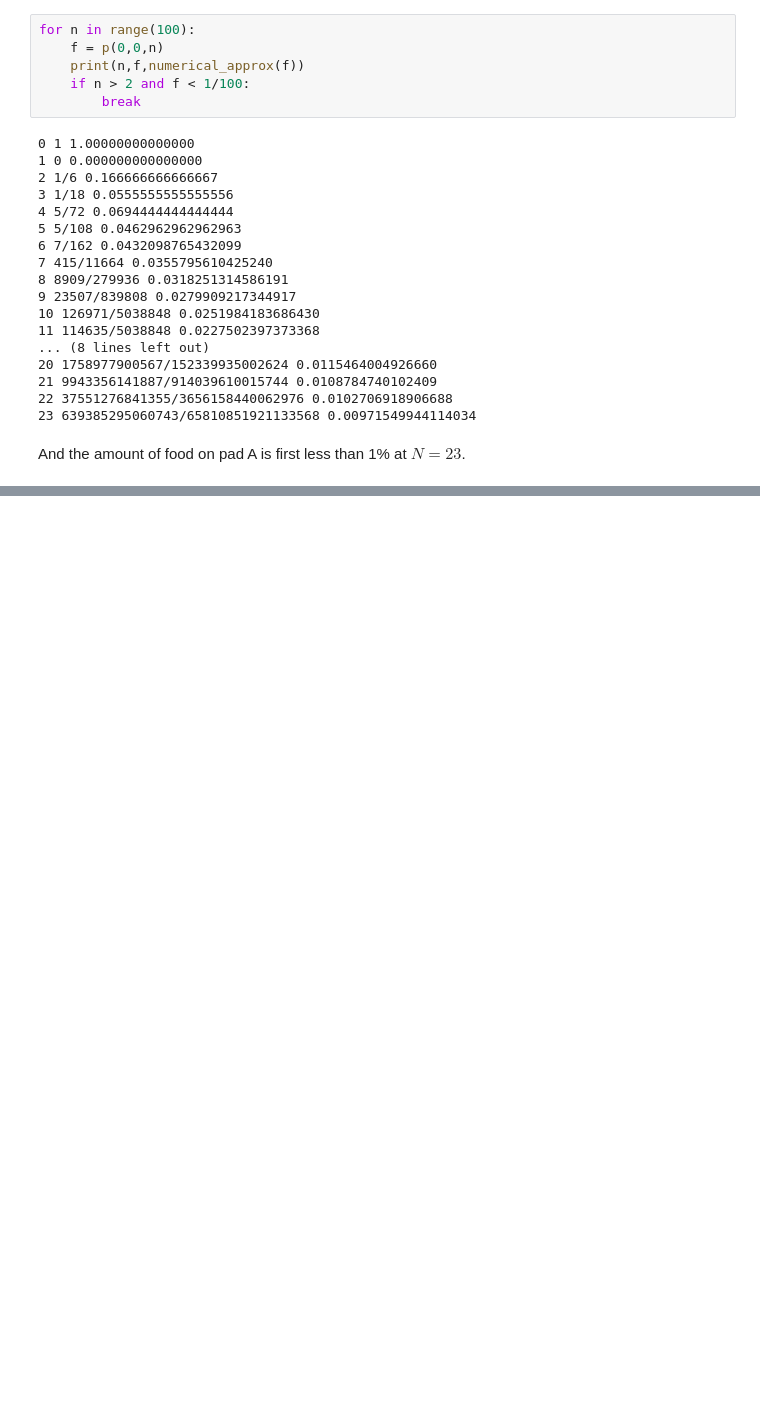
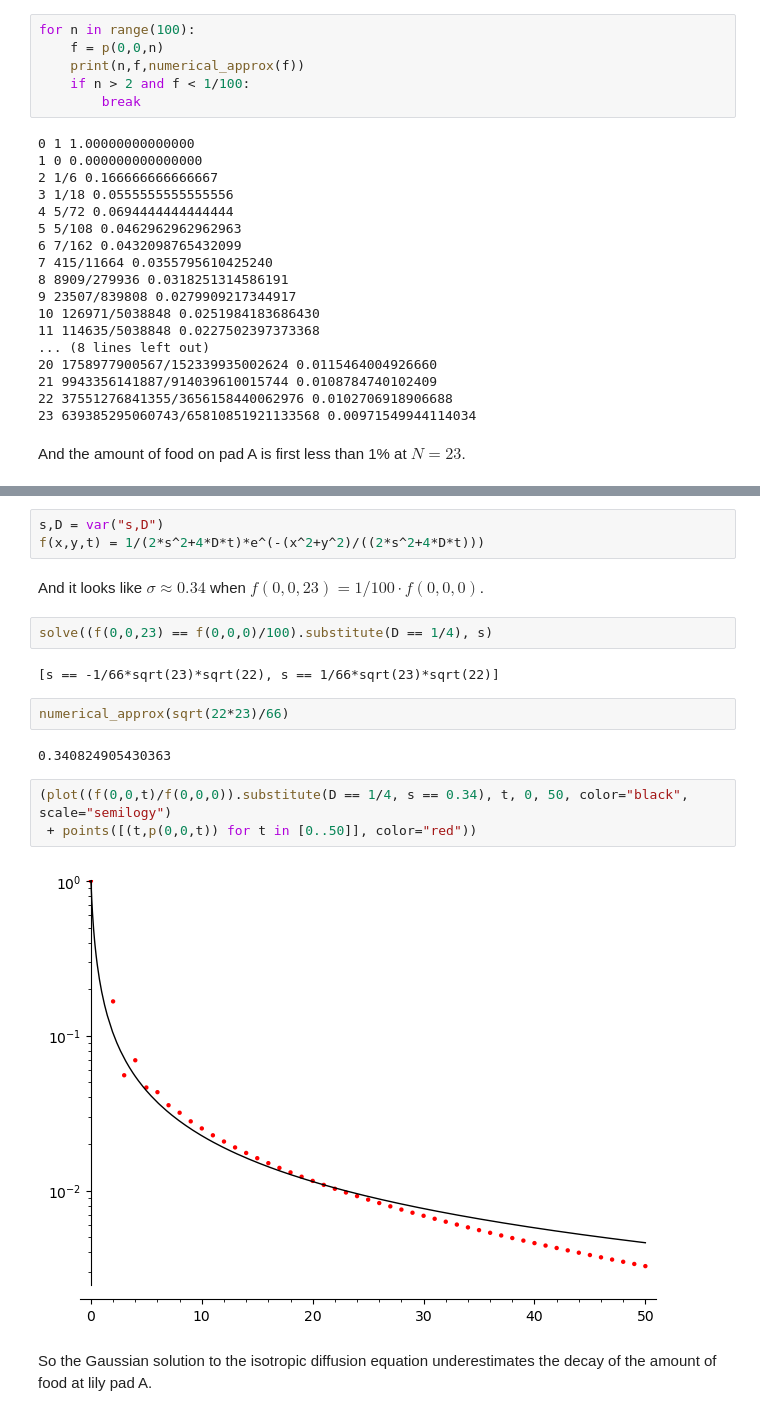
Before and after one commit to qpliu/sunday-puzzle, a Jupyter notebook: riddler/2026/20260130.ipynb, the cells around one changed output, grey strips where cells are left out. Saved outputs shown, nothing was run; the diff lists cells and outputs as text; blank space fills up the shorter version.

```diff
--- a/riddler/2026/20260130.ipynb
+++ b/riddler/2026/20260130.ipynb
@@ -130,0 +159,21 @@ And the amount of food on pad A is first less than 1% at $N = 23$.
+# %%
+s,D = var("s,D")
+f(x,y,t) = 1/(2*s^2+4*D*t)*e^(-(x^2+y^2)/((2*s^2+4*D*t)))
+# %% [markdown]
+And it looks like $\sigma \approx 0.34$ when $f(0,0,23) = 1/100\cdot f(0,0,0)$.
+# %%
+solve((f(0,0,23) == f(0,0,0)/100).substitute(D == 1/4), s)
+# %% [output]
+[s == -1/66*sqrt(23)*sqrt(22), s == 1/66*sqrt(23)*sqrt(22)]
+# %%
+numerical_approx(sqrt(22*23)/66)
+# %% [output]
+0.340824905430363
+# %%
+(plot((f(0,0,t)/f(0,0,0)).substitute(D == 1/4, s == 0.34), t, 0, 50, color="black", scale="semilogy")
+ + points([(t,p(0,0,t)) for t in [0..50]], color="red"))
+# %% [output]
+[figure, added]
+# %% [markdown]
+So the Gaussian solution to the isotropic diffusion equation underestimates the decay of
+the amount of food at lily pad A.
```
Also changed, not shown: parts of 3 cells of this notebook.
